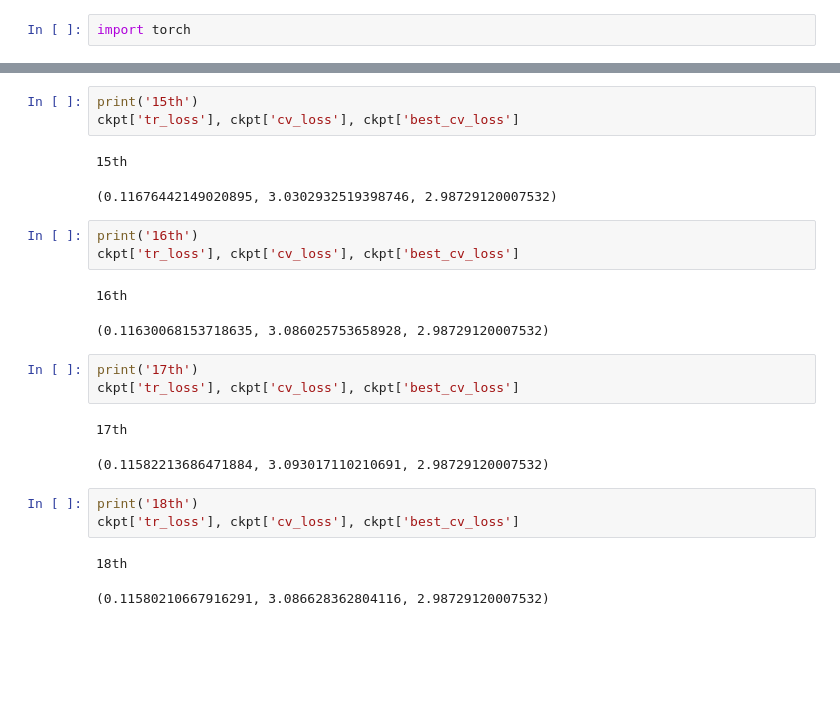
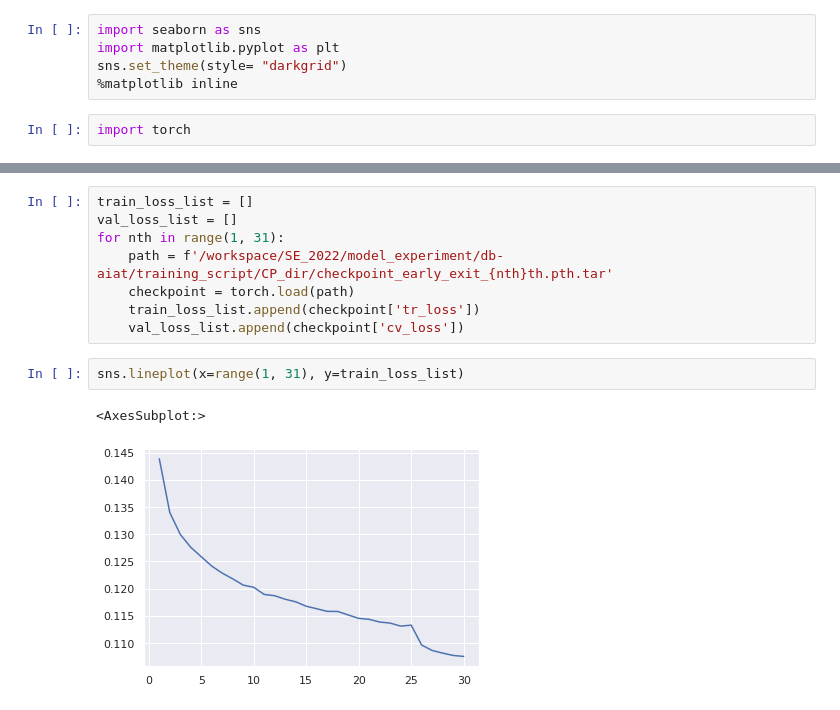
Before and after one commit to jaywu109/SE_2022, a Jupyter notebook: model_experiment/db-aiat/training_script/check_ckpt.ipynb, the cells around one changed output, grey strips where cells are left out. Cells and saved outputs as stored; diff of their text form; blank space fills up the shorter version.

Commit message:
finish db-aiat 30 epoch training

```diff
--- a/model_experiment/db-aiat/training_script/check_ckpt.ipynb
+++ b/model_experiment/db-aiat/training_script/check_ckpt.ipynb
@@ -1,3 +1,8 @@
+# %%
+import seaborn as sns
+import matplotlib.pyplot as plt
+sns.set_theme(style= "darkgrid")
+%matplotlib inline
 # %%
 import torch
 # %%
@@ -89,24 +10,13 @@ ckpt['tr_loss'], ckpt['cv_loss'], ckpt['best_cv_loss']
-# %%
-print('15th')
-ckpt['tr_loss'], ckpt['cv_loss'], ckpt['best_cv_loss']
-# %% [output]
-15th
-(0.11676442149020895, 3.0302932519398746, 2.98729120007532)
-# %%
-print('16th')
-ckpt['tr_loss'], ckpt['cv_loss'], ckpt['best_cv_loss']
-# %% [output]
-16th
-(0.11630068153718635, 3.086025753658928, 2.98729120007532)
-# %%
-print('17th')
-ckpt['tr_loss'], ckpt['cv_loss'], ckpt['best_cv_loss']
-# %% [output]
-17th
-(0.11582213686471884, 3.093017110210691, 2.98729120007532)
-# %%
-print('18th')
-ckpt['tr_loss'], ckpt['cv_loss'], ckpt['best_cv_loss']
-# %% [output]
-18th
-(0.11580210667916291, 3.086628362804116, 2.98729120007532)
+# %%
+train_loss_list = []
+val_loss_list = []
+for nth in range(1, 31):
+    path = f'/workspace/SE_2022/model_experiment/db-aiat/training_script/CP_dir/checkpoint_early_exit_{nth}th.pth.tar'
+    checkpoint = torch.load(path)
+    train_loss_list.append(checkpoint['tr_loss'])
+    val_loss_list.append(checkpoint['cv_loss'])
+# %%
+sns.lineplot(x=range(1, 31), y=train_loss_list)
+# %% [output]
+<AxesSubplot:>
+[figure, added]
```
Also changed, not shown: parts of 16 cells of this notebook, 53 other files.
